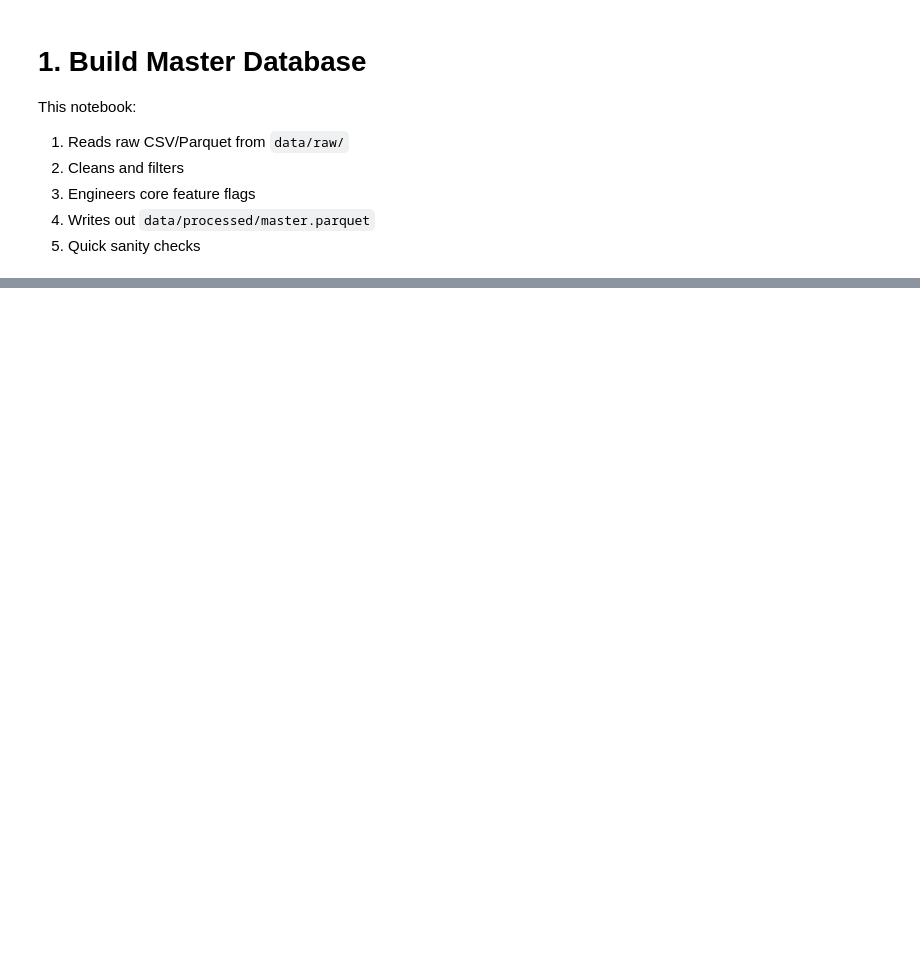
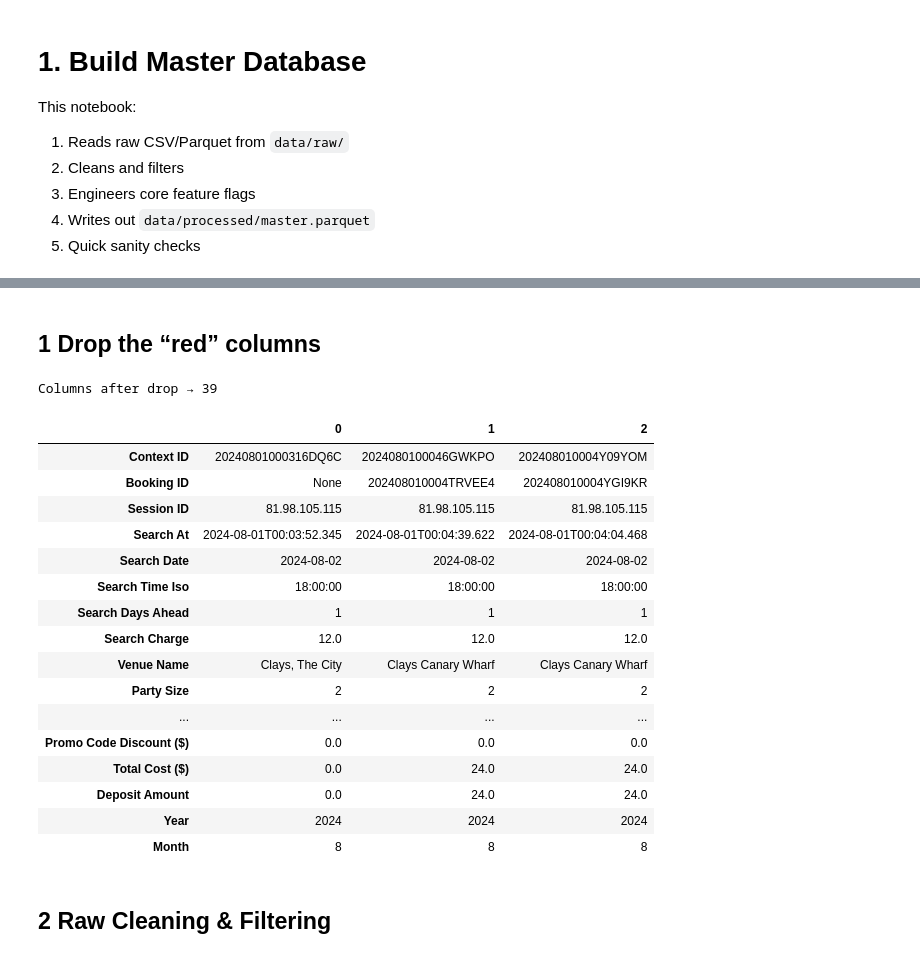
Before and after one commit to mcarvalhosa/Clays_LondonLAB_Project, a Jupyter notebook: code/1_ingest.ipynb, the cells around one changed output, grey strips where cells are left out. Saved outputs shown, nothing was run; the diff lists cells and outputs as text; code cells hidden in the pictures; blank space fills up the shorter version.

```diff
--- a/code/1_ingest.ipynb
+++ b/code/1_ingest.ipynb
@@ -224,0 +65,43 @@ Changed $ to £ in column names
+# %% [markdown]
+## 1 Drop the “red” columns
+# %%
+red_columns = [
+    "Search Time",
+    "Search Charge Type",
+    "Venue ID",
+    "Reservation Time",
+    "Reservation Datetime",
+    "Reservation Charge Type",
+    "Game Area",
+    "Was Package Required",
+    "Marketing Opt In",
+    "Reservation Notes",
+    "Reservation ID",
+    "Reservation Tags",
+]
+
+df = df.drop(columns=[c for c in red_columns if c in df.columns])
+
+print("Columns after drop →", len(df.columns))
+display(df.iloc[:3].T)
+# %% [output]
+Columns after drop → 39
+|  | 0 | 1 | 2 |
+| Context ID | 20240801000316DQ6C | 2024080100046GWKPO | 202408010004Y09YOM |
+| Booking ID | None | 202408010004TRVEE4 | 202408010004YGI9KR |
+| Session ID | 81.98.105.115 | 81.98.105.115 | 81.98.105.115 |
+| Search At | 2024-08-01T00:03:52.345 | 2024-08-01T00:04:39.622 | 2024-08-01T00:04:04.468 |
+| Search Date | 2024-08-02 | 2024-08-02 | 2024-08-02 |
+| Search Time Iso | 18:00:00 | 18:00:00 | 18:00:00 |
+| Search Days Ahead | 1 | 1 | 1 |
+| Search Charge | 12.0 | 12.0 | 12.0 |
+| Venue Name | Clays, The City | Clays Canary Wharf | Clays Canary Wharf |
+| Party Size | 2 | 2 | 2 |
+| ... | ... | ... | ... |
+| Promo Code Discount ($) | 0.0 | 0.0 | 0.0 |
+| Total Cost ($) | 0.0 | 24.0 | 24.0 |
+| Deposit Amount | 0.0 | 24.0 | 24.0 |
+| Year | 2024 | 2024 | 2024 |
+| Month | 8 | 8 | 8 |
+# %% [markdown]
+## 2 Raw Cleaning & Filtering
```
Also changed, not shown: parts of 33 cells of this notebook, 4 other files.
